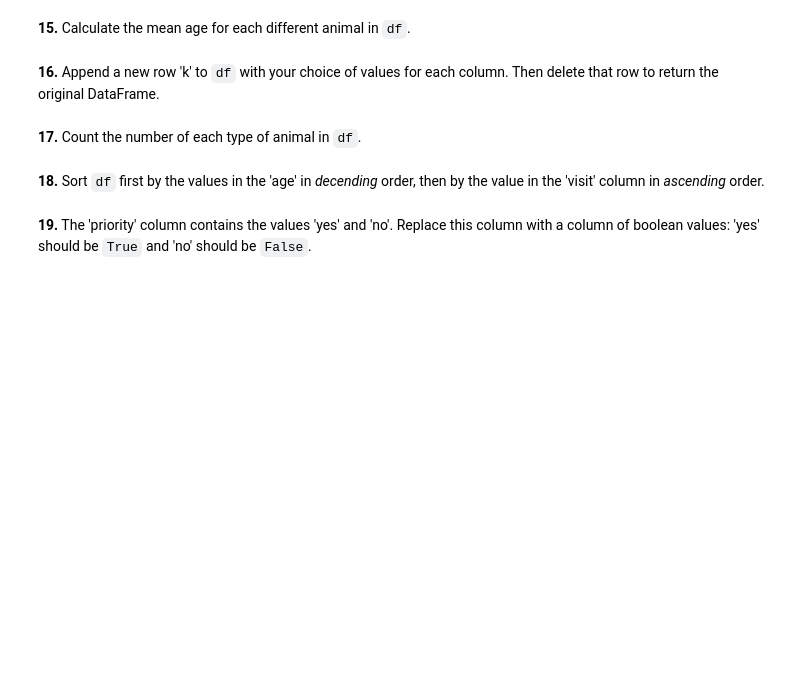
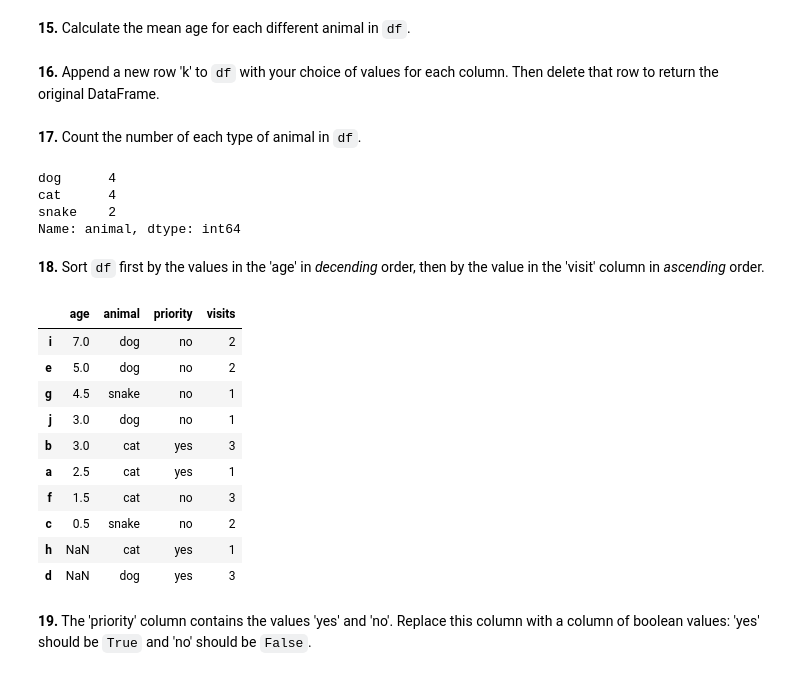
Before and after one commit to AaltoSciComp/python-r-data-analysis-course, a Jupyter notebook: python/04_Pandas.ipynb, the cells around one changed output. Cells and saved outputs as stored; diff of their text form; code cells hidden in the pictures; blank space fills up the shorter version.

```diff
--- a/python/04_Pandas.ipynb
+++ b/python/04_Pandas.ipynb
@@ -384,3 +468,6 @@ data = {'animal': ['cat', 'cat', 'snake', 'dog', 'dog', 'cat', 'snake', 'cat', '
         'visits': [1, 3, 2, 3, 2, 3, 1, 1, 2, 1],
         'priority': ['yes', 'yes', 'no', 'yes', 'no', 'no', 'no', 'yes', 'no', 'no']}
 labels = ['a', 'b', 'c', 'd', 'e', 'f', 'g', 'h', 'i', 'j']
+# %%
+df = pd.DataFrame(data, index=labels)
+df.head()
@@ -403,2 +573,5 @@ labels = ['a', 'b', 'c', 'd', 'e', 'f', 'g', 'h', 'i', 'j']
 # %% [markdown]
 **13.** Change the age in row 'f' to 1.5.
+# %%
+df.loc["f", "age"] = 1.5
+df.loc["f", "age"]
@@ -408,9 +587,34 @@ labels = ['a', 'b', 'c', 'd', 'e', 'f', 'g', 'h', 'i', 'j']
 **15.** Calculate the mean age for each different animal in `df`.
 # %% [markdown]
 **16.** Append a new row 'k' to `df` with your choice of values for each column. Then delete that row to return the original DataFrame.
+# %%
+df.loc["k"] = [5.5, 'dog', 'no', 2]
+df.tail()
+df = df.drop('k')
 # %% [markdown]
 **17.** Count the number of each type of animal in `df`.
+# %%
+df['animal'].value_counts()
+# %% [output]
+dog      4
+cat      4
+snake    2
+Name: animal, dtype: int64
 # %% [markdown]
 **18.** Sort `df` first by the values in the 'age' in *decending* order, then by the value in the 'visit' column in *ascending* order.
+# %%
+df.sort_values(by=["age", "visits"], ascending=[False, True])
+# %% [output]
+|  | age | animal | priority | visits |
+| i | 7.0 | dog | no | 2 |
+| e | 5.0 | dog | no | 2 |
+| g | 4.5 | snake | no | 1 |
+| j | 3.0 | dog | no | 1 |
+| b | 3.0 | cat | yes | 3 |
+| a | 2.5 | cat | yes | 1 |
+| f | 1.5 | cat | no | 3 |
+| c | 0.5 | snake | no | 2 |
+| h | NaN | cat | yes | 1 |
+| d | NaN | dog | yes | 3 |
 # %% [markdown]
 **19.** The 'priority' column contains the values 'yes' and 'no'. Replace this column with a column of boolean values: 'yes' should be `True` and 'no' should be `False`.
```
Also changed, not shown: parts of 81 cells of this notebook.
